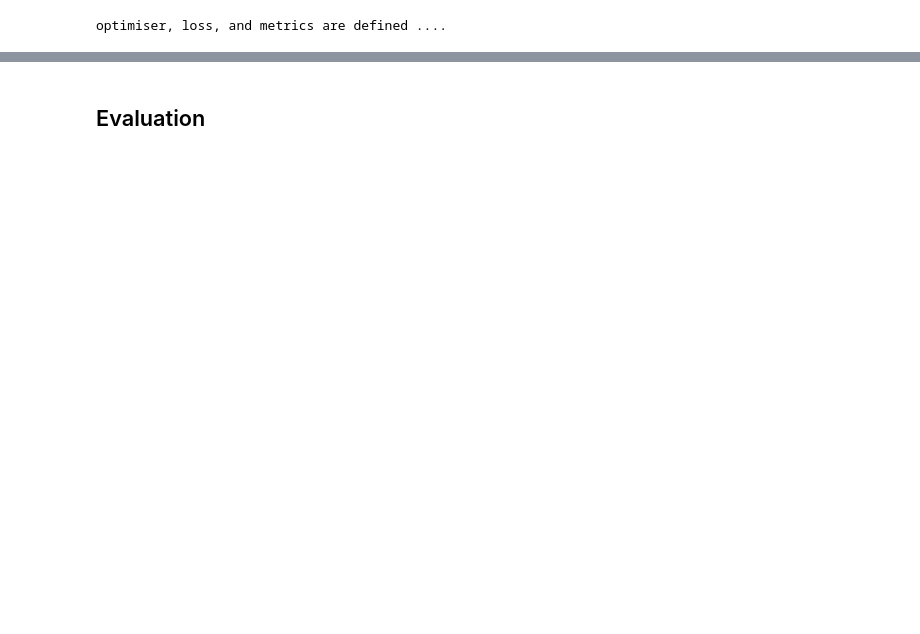
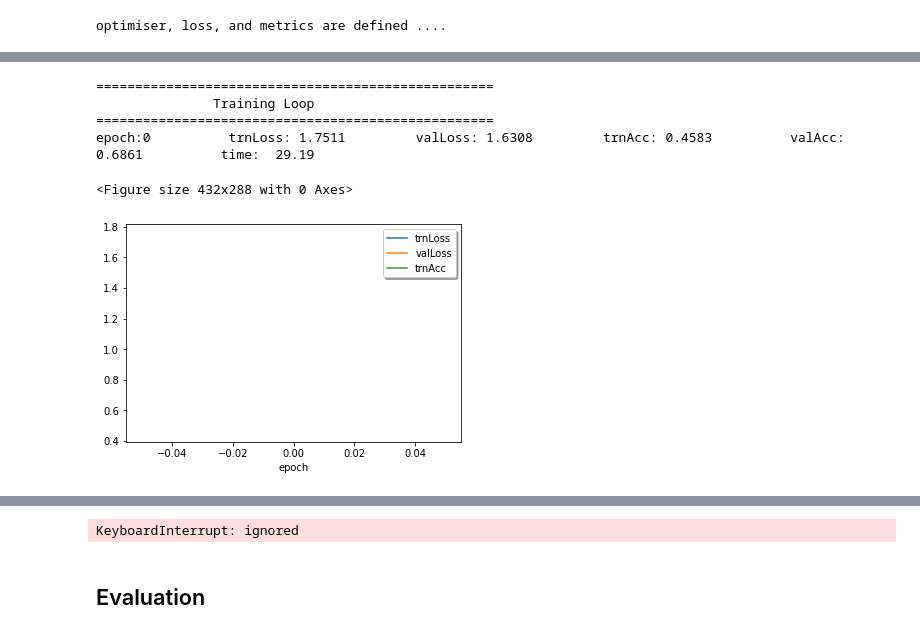
Before and after one commit to MedicalImageAnalysisTutorials/DeepLearning4All, a Jupyter notebook: IA_DNN_ImageClassification.ipynb, the cells around one changed output, grey strips where cells are left out. Cells and saved outputs as stored; diff of their text form; code cells hidden in the pictures; blank space fills up the shorter version.

```diff
--- a/IA_DNN_ImageClassification.ipynb
+++ b/IA_DNN_ImageClassification.ipynb
@@ -216,7 +307,7 @@ if optimiserID ==2:
    optimizer = keras.optimizers.Adam()#learning_rate=0.0001
 # Instantiate a loss function.
 
-lossFunctionID = 2 # SparseCategoricalCrossentropy by default for MSE use 2
+lossFunctionID = 1 # SparseCategoricalCrossentropy by default for MSE use 2
 loss_fn = keras.losses.SparseCategoricalCrossentropy(from_logits=True)
 
 # Prepare the metrics.
@@ -380,0 +399,73 @@ Training this dataset took  1.4702234943707784  minutes!
+# %%
+epochs = 50 # number of iterations
+
+
+if NNID==1:
+    model = getNNModel(number_of_pixels,number_of_classes)
+    print("===================================================")
+    print("               Training Loop           ")
+    print("===================================================")
+
+    total_time_start = time.time()
+    # we loop number of iterations
+    # for each iteration, we loop through all the training samples
+    for epoch in range(epochs):
+        #print("\nStart of epoch %d" % (epoch,))
+        start_time = time.time()
+
+        #TODO:
+        # replace this part
+
+        # Iterate over the batches of the dataset.
+        for step, (x_batch_train, y_batch_train) in enumerate(train_dataset):
+            #print(train_dataset.shape)
+            #print(x_batch_train.shape,y_batch_train.shape)
+            if doAugmentation:
+                #do augmentation
+                new_train_batch = doAugmentation(x_batch_train , y_batch_train , batch_size)
+                for stp, (new_x_batch_train, new_y_batch_train) in enumerate(new_train_batch):
+                    #print(new_train_batch.shape)
+                    #print(new_x_batch_train.shape,new_y_batch_train.shape)
+                    #model.summary()
+                    loss_value = train_step(model,new_x_batch_train, new_y_batch_train)
+                    train_acc = train_acc_metric.result()
+                    train_acc_metric.reset_states()
+            else:
+                loss_value = train_step(model,x_batch_train, y_batch_train)
+                train_acc = train_acc_metric.result()
+                train_acc_metric.reset_states()
+
+        # Run a validation loop at the end of each epoch.
+        for x_batch_val, y_batch_val in val_dataset:
+            val_loss_value = val_step(model,x_batch_val, y_batch_val)
+
+        val_acc = val_acc_metric.result()
+        val_acc_metric.reset_states()
+
+        # compute time required for each epoch
+        end_time = time.time() - start_time
+
+        print("epoch:%d \t trnLoss: %.4f \t valLoss: %.4f \t trnAcc: %.4f \t valAcc: %.4f \t time:  %.2f" % (epoch, float(loss_value),float(val_loss_value), float(train_acc), float(val_acc), end_time))
+        logFile = open(logFilePath,'a')
+        logFile.write("%d \t %.4f \t  %.4f \t %.4f \t  %.4f \t  %.2f \n" % (epoch, float(loss_value),float(val_loss_value), float(train_acc), float(val_acc), end_time))
+        logFile.close()
+        # plot the result
+        if epoch % 50 ==0:
+           # plot the result
+           iaPlotLoss(logFilePath)
+
+    # save the final model
+    model.save(modelPath)
+
+    # plot the result
+    iaPlotLoss(logFilePath)
+    total_time_end = time.time() - total_time_start
+    print("Training this dataset took ", total_time_end," seconds!")
+    print("Training this dataset took ", total_time_end/60.0," minutes!")
+# %% [output]
+===================================================
+               Training Loop
+===================================================
+epoch:0          trnLoss: 1.7511         valLoss: 1.6308         trnAcc: 0.4583          valAcc: 0.6861          time:  29.19
+<Figure size 432x288 with 0 Axes>
+[figure, added]
@@ -381 +484,2 @@ Training this dataset took  1.4702234943707784  minutes!
+KeyboardInterrupt: ignored
 # %%
```
Also changed, not shown: parts of 14 cells of this notebook.
